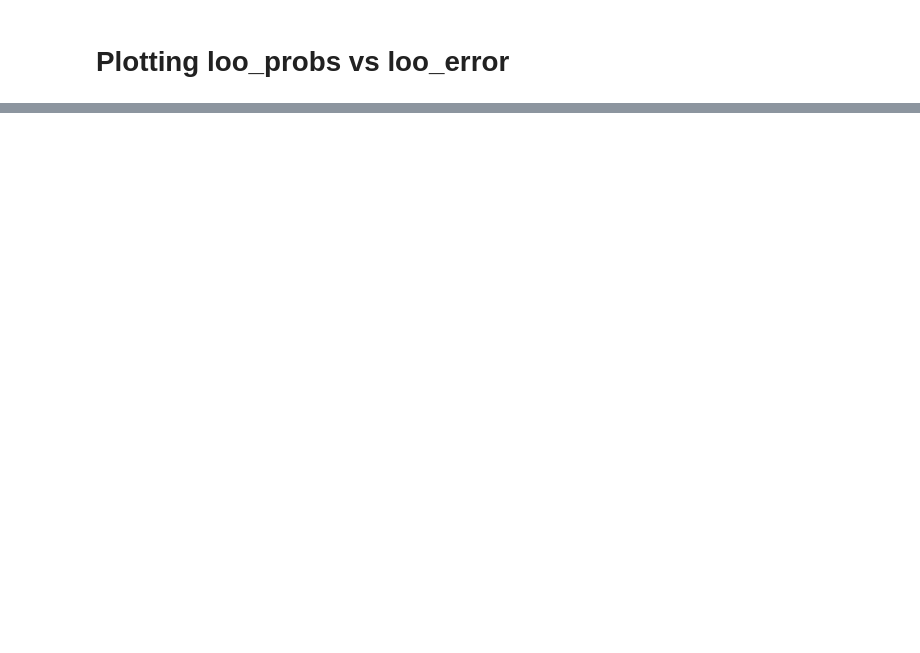
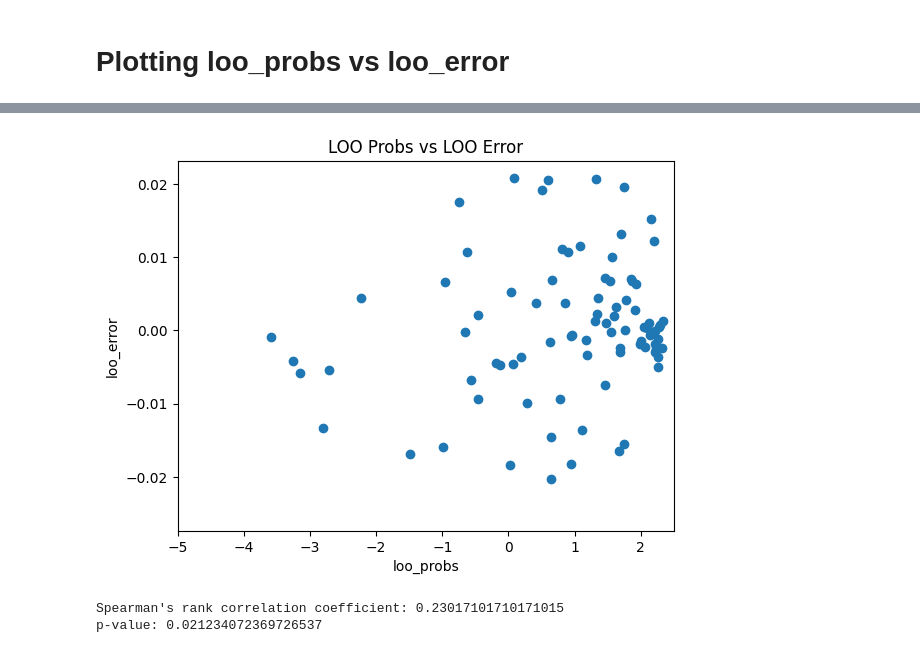
Before and after one commit to ChinmayPillai/GP_Surrogate_for_Neural_Networks, a Jupyter notebook: GP_Project.ipynb, the cells around one changed output, grey strips where cells are left out. Drawn from its saved outputs; the diff is of its cells as text; code cells hidden in the pictures; blank space fills up the shorter version.

```diff
--- a/GP_Project.ipynb
+++ b/GP_Project.ipynb
@@ -601,0 +577,21 @@ Correlation between loo_error and loo_probs: 0.09858128825890497
+# %%
+plt.scatter(loo_probs, loo_error)
+plt.xlim(-5,2.5)
+plt.xlabel('loo_probs')
+plt.ylabel('loo_error')
+plt.title('LOO Probs vs LOO Error')
+plt.show()
+# %% [output]
+[figure, added]
+# %%
+from scipy.stats import spearmanr
+
+
+# Calculate Spearman's rank correlation coefficient
+corr, p_value = spearmanr(loo_error, loo_probs)
+
+print("Spearman's rank correlation coefficient:", corr)
+print("p-value:", p_value)
+# %% [output]
+Spearman's rank correlation coefficient: 0.23017101710171015
+p-value: 0.021234072369726537
```
Also changed, not shown: parts of 5 cells of this notebook.
